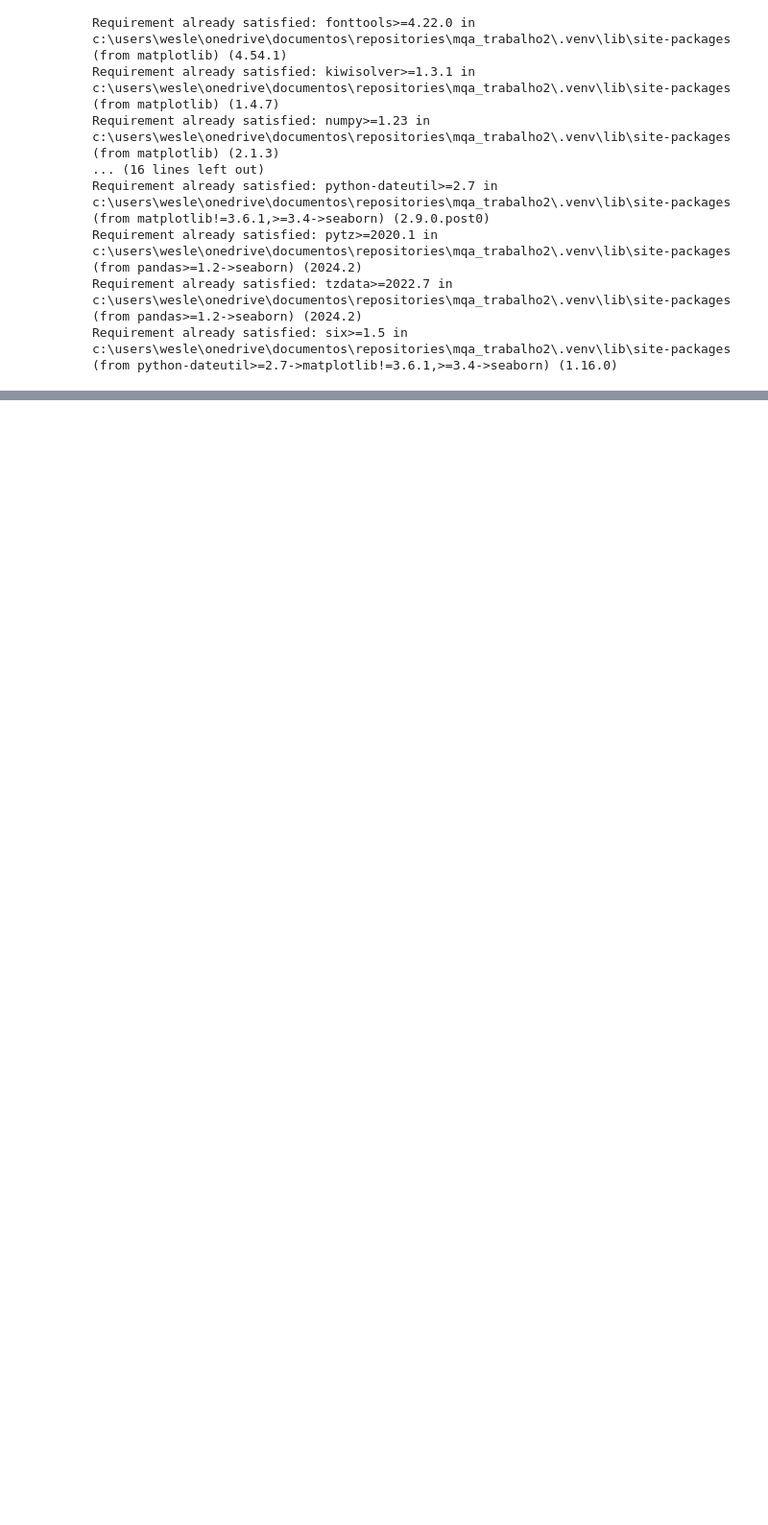
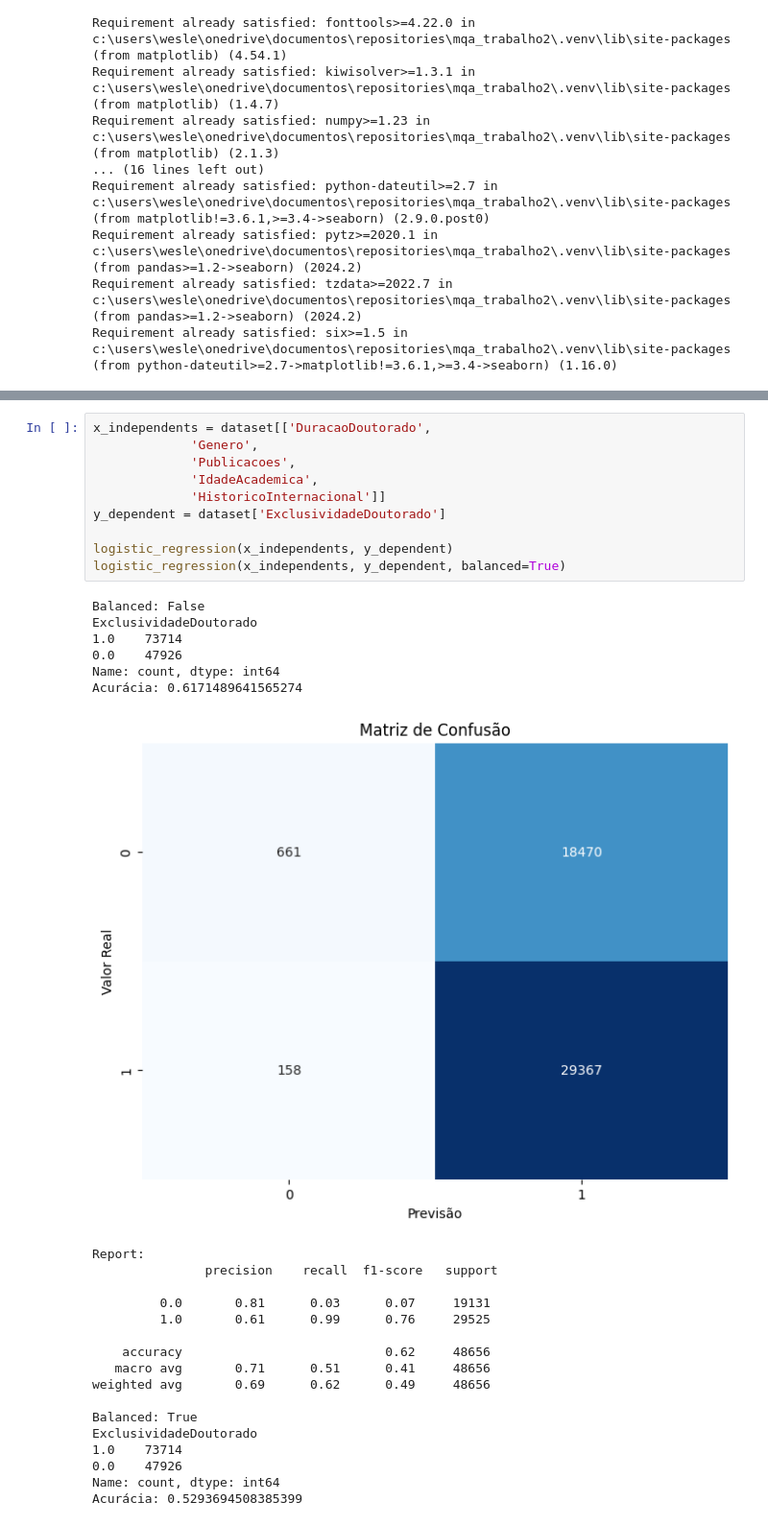
Before and after one commit to Wesley-scarneiro/mqa_trabalho2, a Jupyter notebook: main.ipynb, the cells around one changed output, grey strips where cells are left out. Shown at 96% size. Saved outputs shown, nothing was run; the diff lists cells and outputs as text; blank space fills up the shorter version.

```diff
--- a/main.ipynb
+++ b/main.ipynb
@@ -227,0 +175,34 @@ weighted avg       0.66      0.62      0.49      3518
+# %%
+x_independents = dataset[['DuracaoDoutorado',
+             'Genero',
+             'Publicacoes',
+             'IdadeAcademica',
+             'HistoricoInternacional']]
+y_dependent = dataset['ExclusividadeDoutorado']
+
+logistic_regression(x_independents, y_dependent)
+logistic_regression(x_independents, y_dependent, balanced=True)
+# %% [output]
+Balanced: False
+ExclusividadeDoutorado
+1.0    73714
+0.0    47926
+Name: count, dtype: int64
+Acurácia: 0.6171489641565274
+[figure, added]
+Report:
+               precision    recall  f1-score   support
+
+         0.0       0.81      0.03      0.07     19131
+         1.0       0.61      0.99      0.76     29525
+
+    accuracy                           0.62     48656
+   macro avg       0.71      0.51      0.41     48656
+weighted avg       0.69      0.62      0.49     48656
+
+Balanced: True
+ExclusividadeDoutorado
+1.0    73714
+0.0    47926
+Name: count, dtype: int64
+Acurácia: 0.5293694508385399
```
Also changed, not shown: parts of 9 cells of this notebook, 4 other files.
